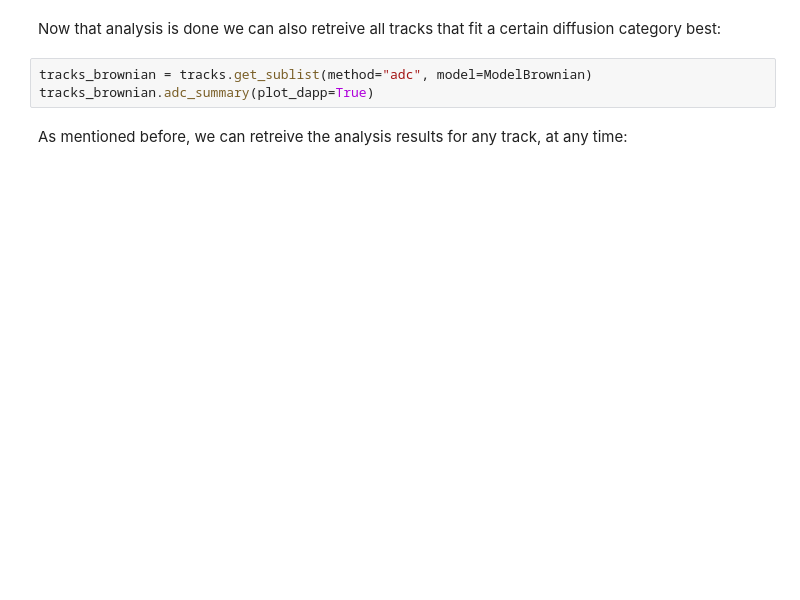
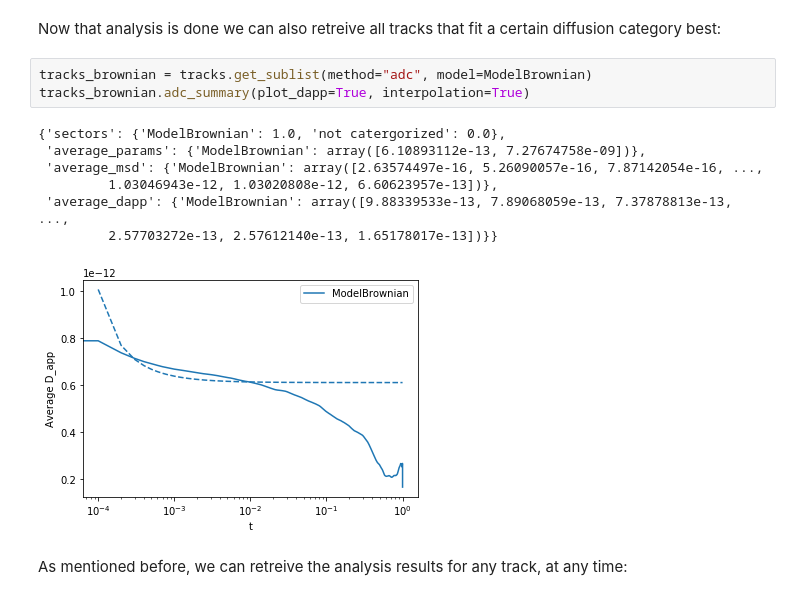
Before and after one commit to Eggeling-Lab-Microscope-Software/TRAIT2D, a Jupyter notebook: notebooks/iSCAT_analysis_new_demo.ipynb, the cells around one changed output. Saved outputs shown, nothing was run; the diff lists cells and outputs as text; blank space fills up the shorter version.

```diff
--- a/notebooks/iSCAT_analysis_new_demo.ipynb
+++ b/notebooks/iSCAT_analysis_new_demo.ipynb
@@ -84,7 +156,15 @@ tracks.adc_summary(plot_dapp = True, plot_pie_chart=True)
 Now that analysis is done we can also retreive all tracks that fit a certain diffusion category best:
 # %%
 tracks_brownian = tracks.get_sublist(method="adc", model=ModelBrownian)
-tracks_brownian.adc_summary(plot_dapp=True)
+tracks_brownian.adc_summary(plot_dapp=True, interpolation=True)
+# %% [output]
+{'sectors': {'ModelBrownian': 1.0, 'not catergorized': 0.0},
+ 'average_params': {'ModelBrownian': array([6.10893112e-13, 7.27674758e-09])},
+ 'average_msd': {'ModelBrownian': array([2.63574497e-16, 5.26090057e-16, 7.87142054e-16, ...,
+         1.03046943e-12, 1.03020808e-12, 6.60623957e-13])},
+ 'average_dapp': {'ModelBrownian': array([9.88339533e-13, 7.89068059e-13, 7.37878813e-13, ...,
+         2.57703272e-13, 2.57612140e-13, 1.65178017e-13])}}
+[figure, added]
 # %% [markdown]
 As mentioned before, we can retreive the analysis results for any track, at any time:
 # %%
```
Also changed, not shown: parts of 27 cells of this notebook.
